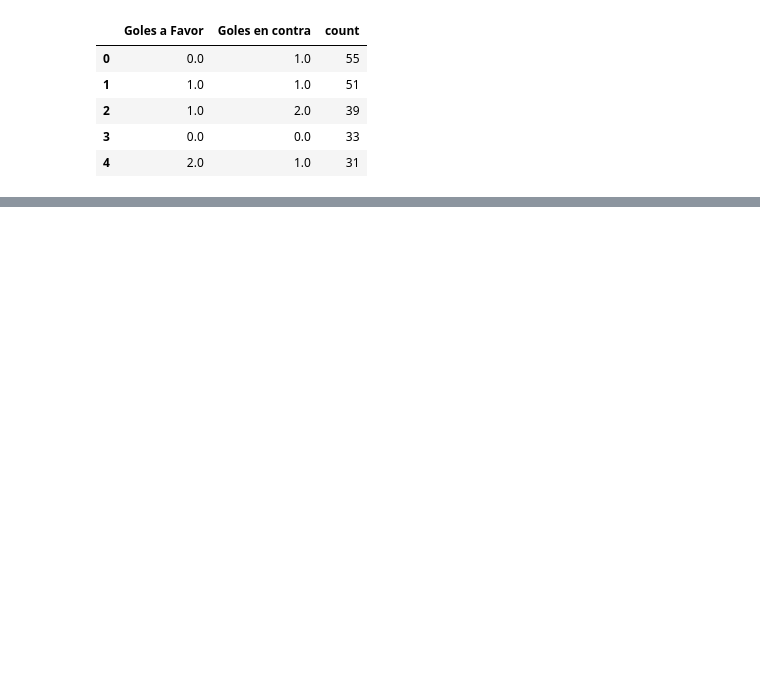
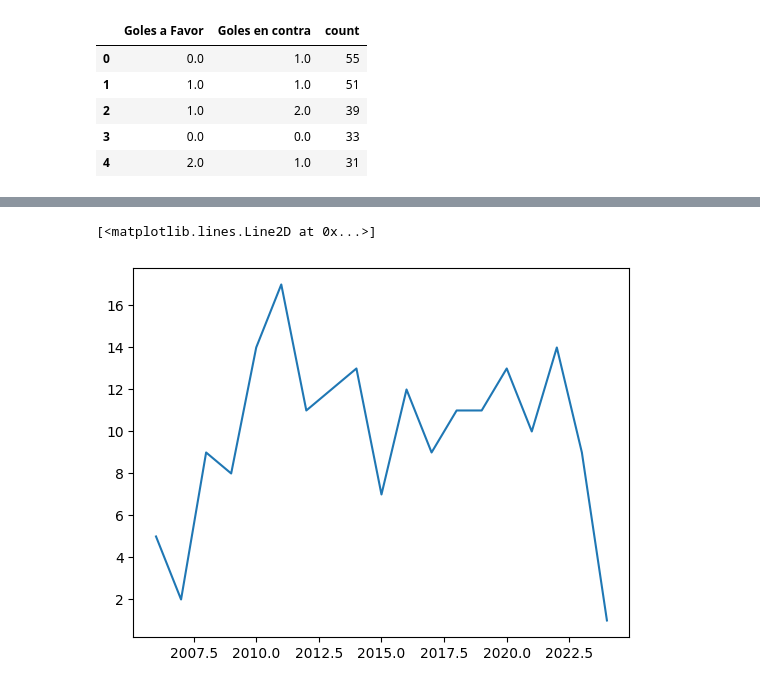
Before and after one commit to antalvort/Mi-portfolio, a Jupyter notebook: Proyectos Data Analyst/proyecto Sanlucar/proyecto_sanlucar.ipynb, the cells around one changed output, grey strips where cells are left out. Cells and saved outputs as stored; diff of their text form; code cells hidden in the pictures; blank space fills up the shorter version.

```diff
--- a/Proyectos Data Analyst/proyecto Sanlucar/proyecto_sanlucar.ipynb
+++ b/Proyectos Data Analyst/proyecto Sanlucar/proyecto_sanlucar.ipynb
@@ -222,3 +224,27 @@ resultados_mas_repetidos
 | 2 | 1.0 | 2.0 | 39 |
 | 3 | 0.0 | 0.0 | 33 |
 | 4 | 2.0 | 1.0 | 31 |
+# %%
+clasificaciones_jornada_34={
+    2006:5,
+    2007:2,
+    2008:9,
+    2009:8,
+    2010:14,
+    2011:17,
+    2012:11,
+    2013:12,
+    2014:13,
+    2015:7,
+    2016:12,
+    2017:9,
+    2018:11,
+    2019:11,
+    2020:13,
+    2021:10,
+    2022:14,
+    2023:9,
+    2024:1
+}
+# %%
+df = pd.DataFrame(list(clasificaciones_jornada_34.items()), columns=['Año', 'Clasificación'])
@@ -224,0 +260,5 @@ resultados_mas_repetidos
+# %%
+plt.plot(df['Año'],df['Clasificación'])
+# %% [output]
+[<matplotlib.lines.Line2D at 0x...>]
+[figure, added]
```
Also changed, not shown: parts of 28 cells of this notebook.
